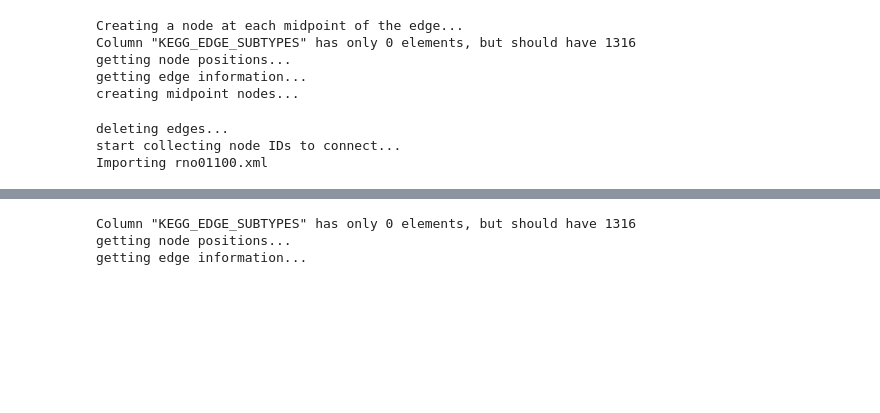
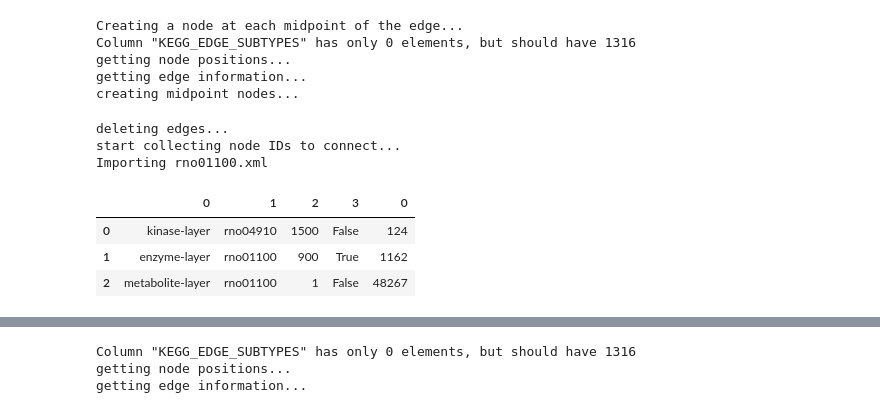
Before and after one commit to ecell/transomics2cytoscape-py, a Jupyter notebook: t2c.ipynb, the cells around one changed output, grey strips where cells are left out. Saved outputs shown, nothing was run; the diff lists cells and outputs as text; code cells hidden in the pictures; blank space fills up the shorter version.

```diff
--- a/t2c.ipynb
+++ b/t2c.ipynb
@@ -178,0 +166,7 @@ def getMidLoc(elem, xyloc):
+# %%
+layerTable
+# %% [output]
+|  | 0 | 1 | 2 | 3 | 0 |
+| 0 | kinase-layer | rno04910 | 1500 | False | 124 |
+| 1 | enzyme-layer | rno01100 | 900 | True | 1162 |
+| 2 | metabolite-layer | rno01100 | 1 | False | 48267 |
```
Also changed, not shown: parts of 23 cells of this notebook.
